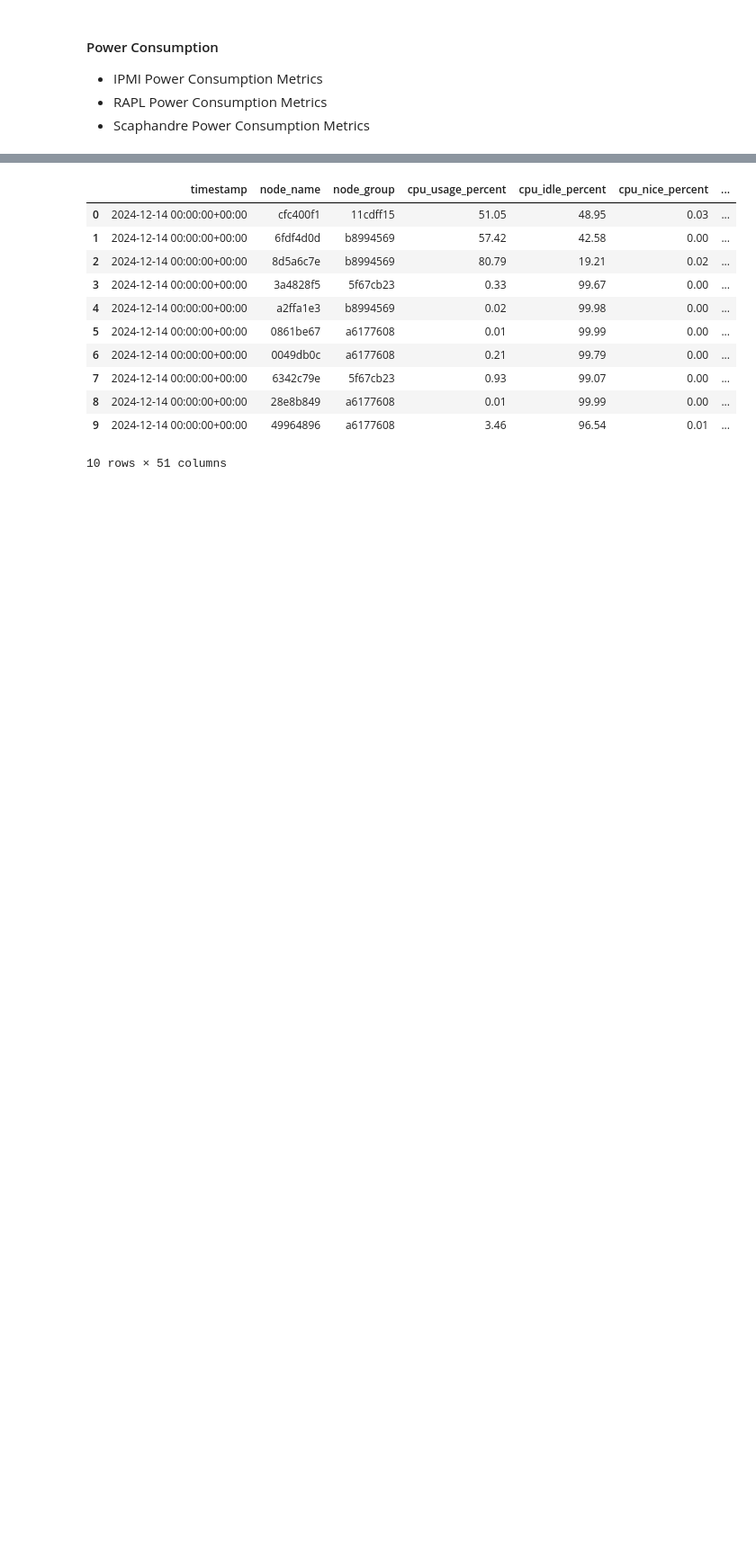
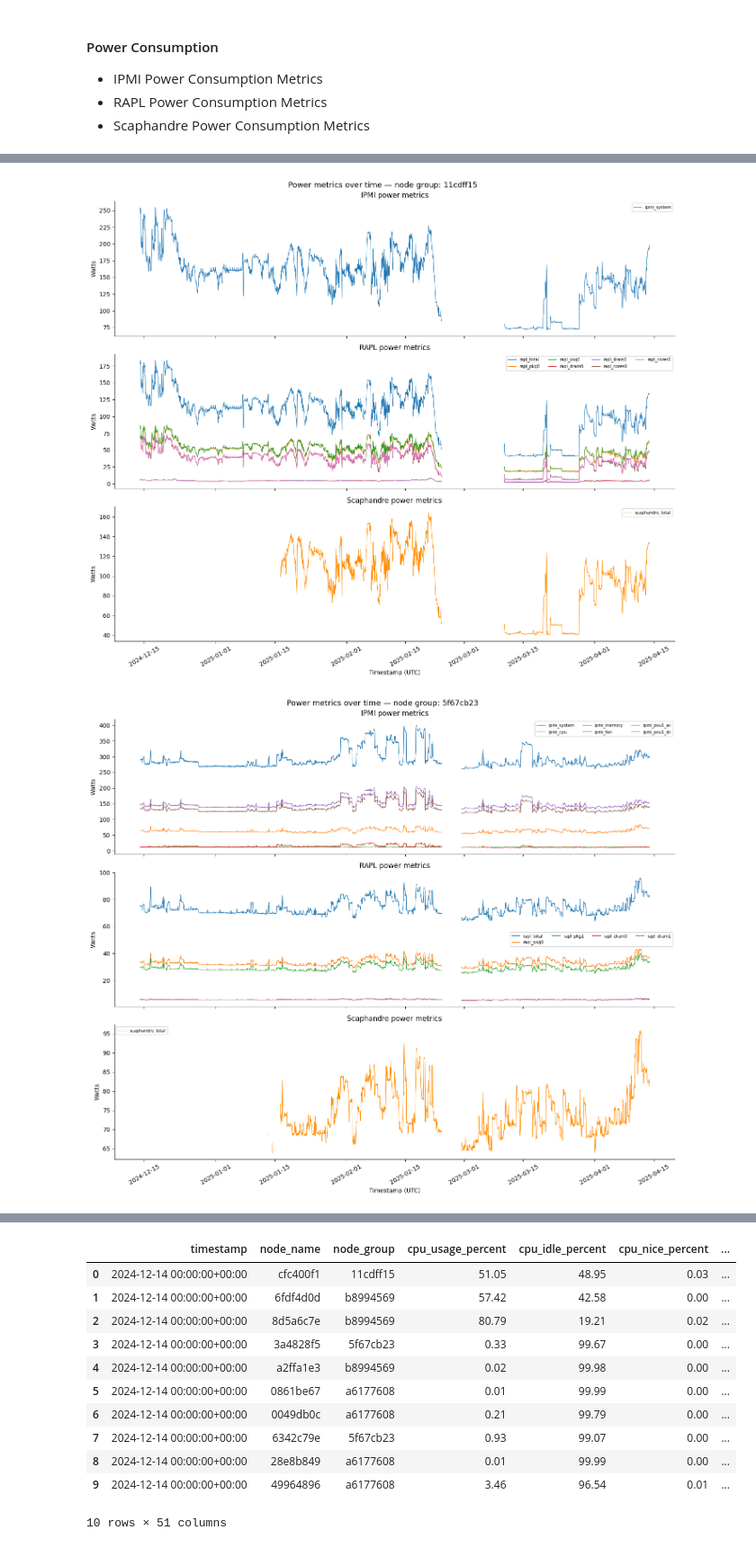
Before and after one commit to bchiusano/energy-aware-vm-consolidation, a Jupyter notebook: src/exploratory_data_analysis.ipynb, the cells around one changed output, grey strips where cells are left out. Shown at 90% size. Saved outputs shown, nothing was run; the diff lists cells and outputs as text; code cells hidden in the pictures; blank space fills up the shorter version.

Commit message:
correlation heatmaps and power timeseries

```diff
--- a/src/exploratory_data_analysis.ipynb
+++ b/src/exploratory_data_analysis.ipynb
@@ -576,0 +544,43 @@ dtype: int64
+# %%
+IPMI_PLOT  = ["ipmi_system", "ipmi_cpu", "ipmi_memory", "ipmi_fan", "ipmi_psu1_ac", "ipmi_psu1_dc"]
+RAPL_PLOT  = ["rapl_total", "rapl_pkg0", "rapl_pkg1", "rapl_dram0", "rapl_dram1", "rapl_cores0", "rapl_cores1"]
+SCAPH_PLOT = ["scaphandre_total"]
+
+for group, gdf in power_hourly.groupby("node_group"):
+    gdf = gdf.set_index("hour")
+
+    fig, axes = plt.subplots(3, 1, figsize=(14, 12), sharex=True)
+    fig.suptitle(f"Power metrics over time — node group: {group}", fontsize=13)
+
+    for col in IPMI_PLOT:
+        if gdf[col].notna().any():
+            axes[0].plot(gdf.index, gdf[col], label=col, linewidth=0.8)
+    axes[0].set_ylabel("Watts")
+    axes[0].set_title("IPMI power metrics")
+    axes[0].legend(fontsize=7, ncol=3)
+    axes[0].spines[["top", "right"]].set_visible(False)
+
+    for col in RAPL_PLOT:
+        if gdf[col].notna().any():
+            axes[1].plot(gdf.index, gdf[col], label=col, linewidth=0.8)
+    axes[1].set_ylabel("Watts")
+    axes[1].set_title("RAPL power metrics")
+    axes[1].legend(fontsize=7, ncol=4)
+    axes[1].spines[["top", "right"]].set_visible(False)
+
+    for col in SCAPH_PLOT:
+        if gdf[col].notna().any():
+            axes[2].plot(gdf.index, gdf[col], label=col, color="darkorange", linewidth=0.8)
+    axes[2].set_ylabel("Watts")
+    axes[2].set_title("Scaphandre power metrics")
+    axes[2].legend(fontsize=7)
+    axes[2].spines[["top", "right"]].set_visible(False)
+
+    axes[-1].set_xlabel("Timestamp (UTC)")
+    plt.xticks(rotation=30)
+    plt.tight_layout()
+    plt.savefig(f"plots/power_timeseries/{group}_power_timeseries.png", dpi=150, bbox_inches="tight")
+    plt.show()
+# %% [output]
+[figure, added]
+[figure, added]
```
Also changed, not shown: parts of 35 cells of this notebook, 13 other files.
